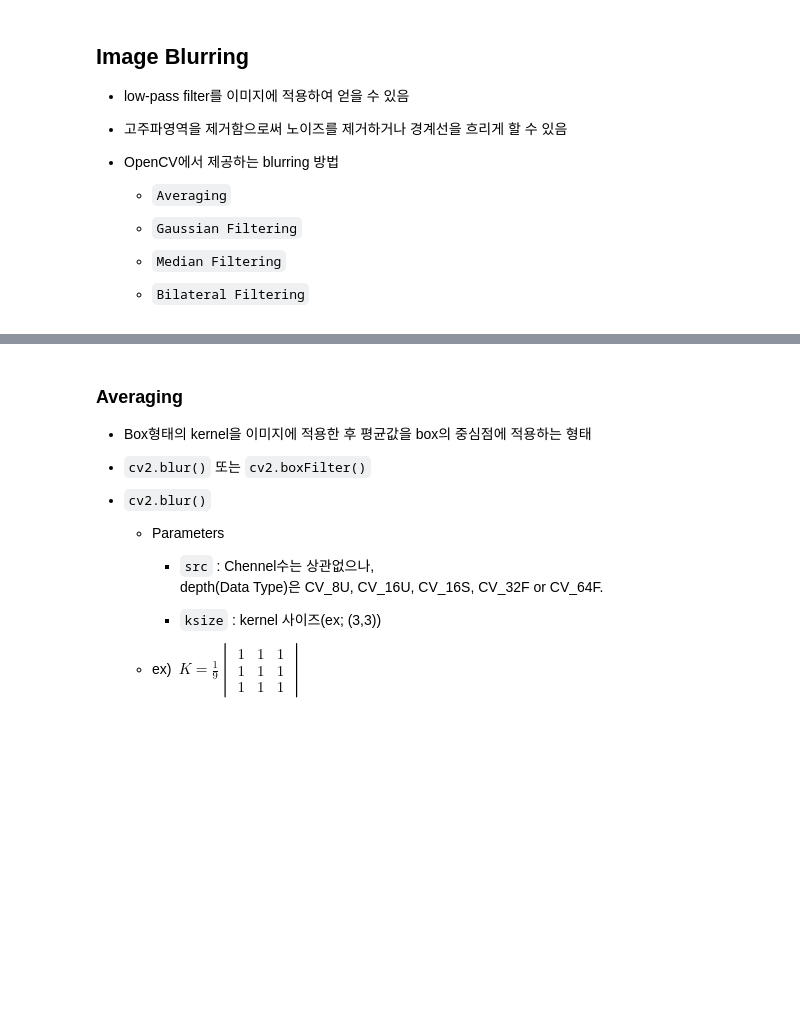
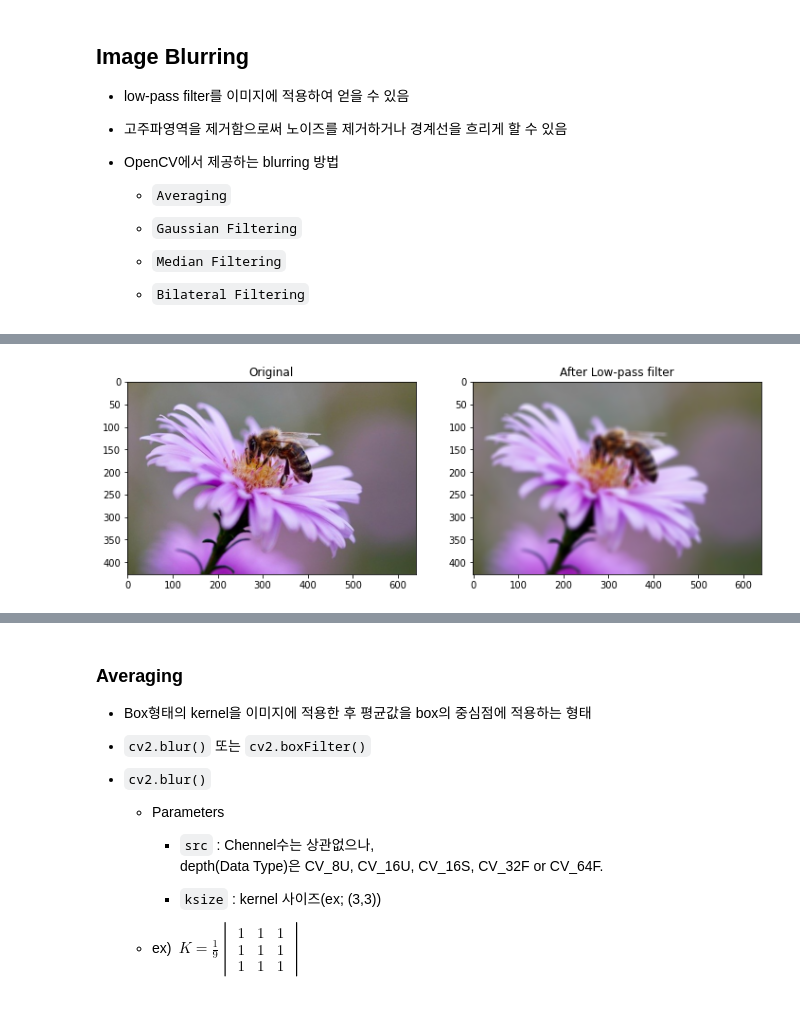
Before and after one commit to 0jipy/DeepLearning_2022_01, a Jupyter notebook: 11.OpenCV/07_Image_Smoothing.ipynb, the cells around one changed output, grey strips where cells are left out. Saved outputs shown, nothing was run; the diff lists cells and outputs as text; code cells hidden in the pictures; blank space fills up the shorter version.

```diff
--- a/11.OpenCV/07_Image_Smoothing.ipynb
+++ b/11.OpenCV/07_Image_Smoothing.ipynb
@@ -36,0 +48,3 @@
+# %%
+img = cv2.imread('bee.jpg')[:,:,::-1]
+img.shape
@@ -36,0 +57,4 @@
+# %%
+# Low-pass filter
+kernel = np.ones((9,9), np.float32)/ 81.
+kernel
@@ -36,0 +80,8 @@
+# %%
+dst = cv2.filter2D(img, -1, kernel)
+plt.figure(figsize=(12,5))
+plt.subplot(121), plt.imshow(img), plt.title('Original')
+plt.subplot(122), plt.imshow(dst), plt.title('After Low-pass filter')
+plt.show()
+# %% [output]
+[figure, added]
```
Also changed, not shown: parts of 12 cells of this notebook.
